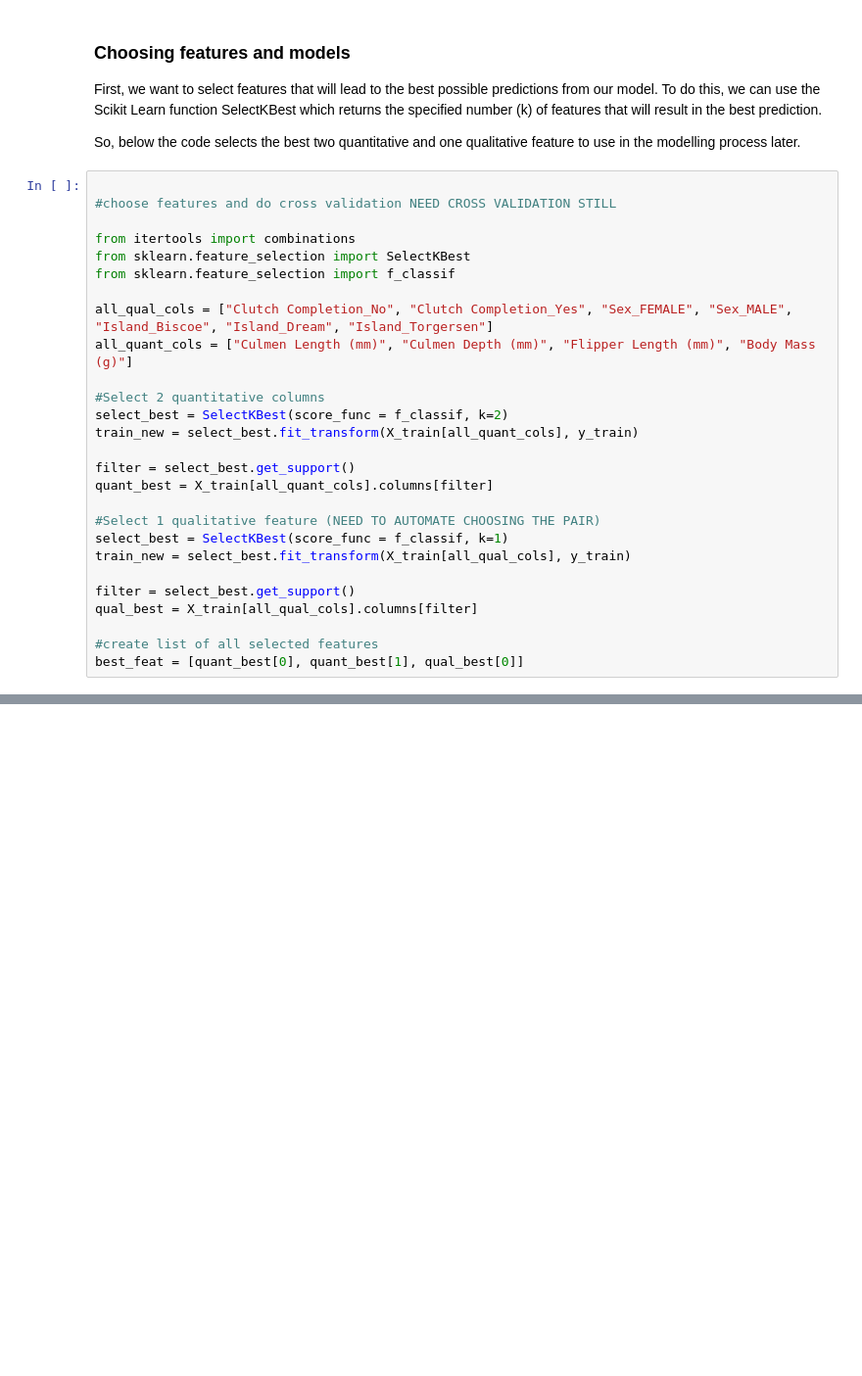
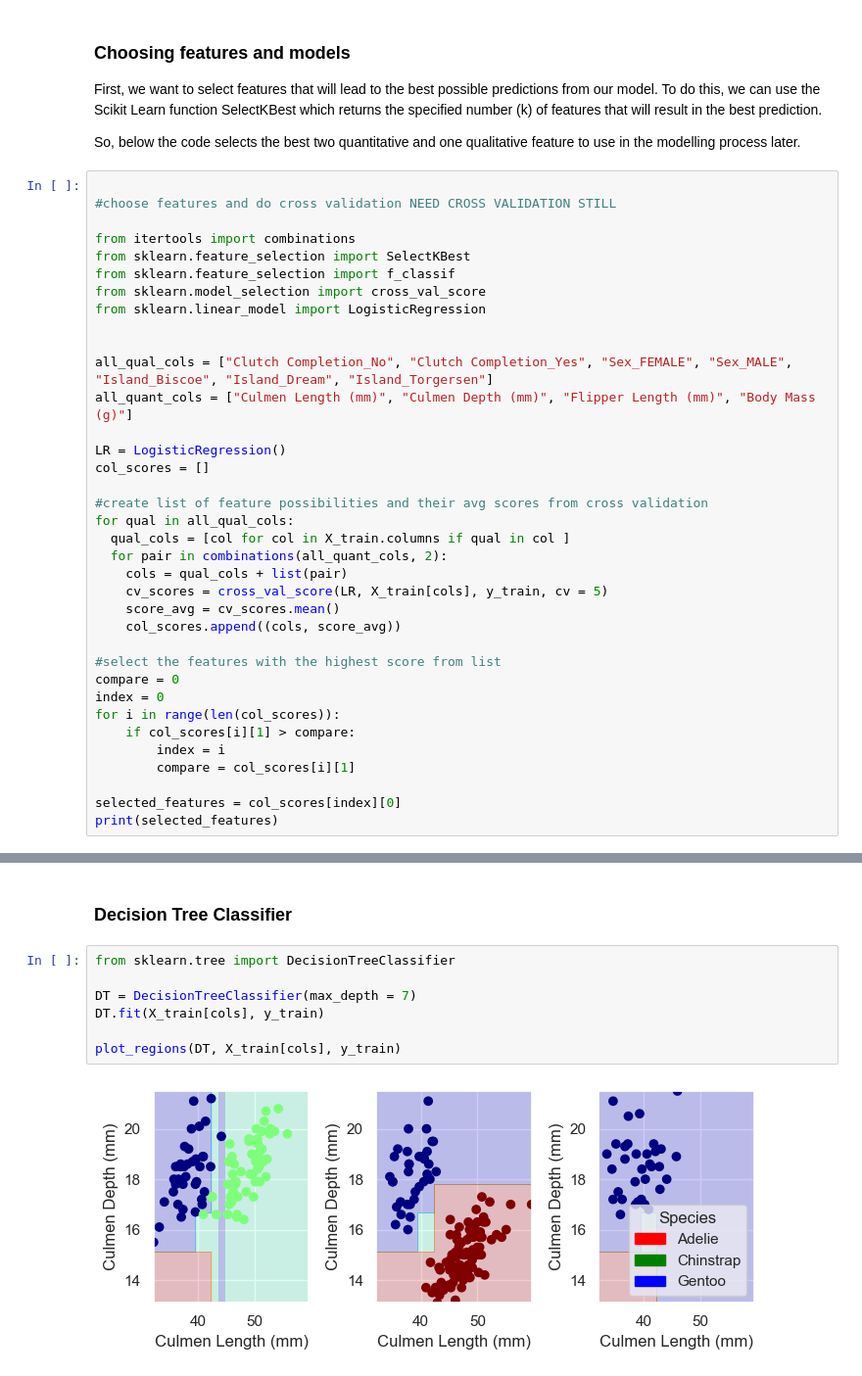
Before and after one commit to kate-kenny/kate-kenny.github.io, a Jupyter notebook: posts/blog3/Palmer Penguins.ipynb, the cells around one changed output, grey strips where cells are left out. Shown at 98% size. Saved outputs shown, nothing was run; the diff lists cells and outputs as text; blank space fills up the shorter version.

```diff
--- a/posts/blog3/Palmer Penguins.ipynb
+++ b/posts/blog3/Palmer Penguins.ipynb
@@ -98,24 +98,33 @@ So, below the code selects the best two quantitative and one qualitative feature
 from itertools import combinations
 from sklearn.feature_selection import SelectKBest
 from sklearn.feature_selection import f_classif
+from sklearn.model_selection import cross_val_score
+from sklearn.linear_model import LogisticRegression
+
 
 all_qual_cols = ["Clutch Completion_No", "Clutch Completion_Yes", "Sex_FEMALE", "Sex_MALE", "Island_Biscoe", "Island_Dream", "Island_Torgersen"]
 all_quant_cols = ["Culmen Length (mm)", "Culmen Depth (mm)", "Flipper Length (mm)", "Body Mass (g)"]
 
-#Select 2 quantitative columns
-select_best = SelectKBest(score_func = f_classif, k=2)
-train_new = select_best.fit_transform(X_train[all_quant_cols], y_train)
+LR = LogisticRegression()
+col_scores = []
 
-filter = select_best.get_support()
-quant_best = X_train[all_quant_cols].columns[filter]
+#create list of feature possibilities and their avg scores from cross validation
+for qual in all_qual_cols:
+  qual_cols = [col for col in X_train.columns if qual in col ]
+  for pair in combinations(all_quant_cols, 2):
+    cols = qual_cols + list(pair)
+    cv_scores = cross_val_score(LR, X_train[cols], y_train, cv = 5)
+    score_avg = cv_scores.mean()
+    col_scores.append((cols, score_avg))
 
-#Select 1 qualitative feature (NEED TO AUTOMATE CHOOSING THE PAIR)
-select_best = SelectKBest(score_func = f_classif, k=1)
-train_new = select_best.fit_transform(X_train[all_qual_cols], y_train)
+#select the features with the highest score from list
+compare = 0
+index = 0
+for i in range(len(col_scores)):
+    if col_scores[i][1] > compare:
+        index = i
+        compare = col_scores[i][1]
 
-filter = select_best.get_support()
-qual_best = X_train[all_qual_cols].columns[filter]
-
-#create list of all selected features
-best_feat = [quant_best[0], quant_best[1], qual_best[0]]
+selected_features = col_scores[index][0]
+print(selected_features)
 # %% [output]
@@ -184,0 +252,11 @@ Please also refer to the documentation for alternative solver options:
+# %% [markdown]
+### Decision Tree Classifier
+# %%
+from sklearn.tree import DecisionTreeClassifier
+
+DT = DecisionTreeClassifier(max_depth = 7)
+DT.fit(X_train[cols], y_train)
+
+plot_regions(DT, X_train[cols], y_train)
+# %% [output]
+[figure, added]
```
Also changed, not shown: parts of 10 cells of this notebook.
